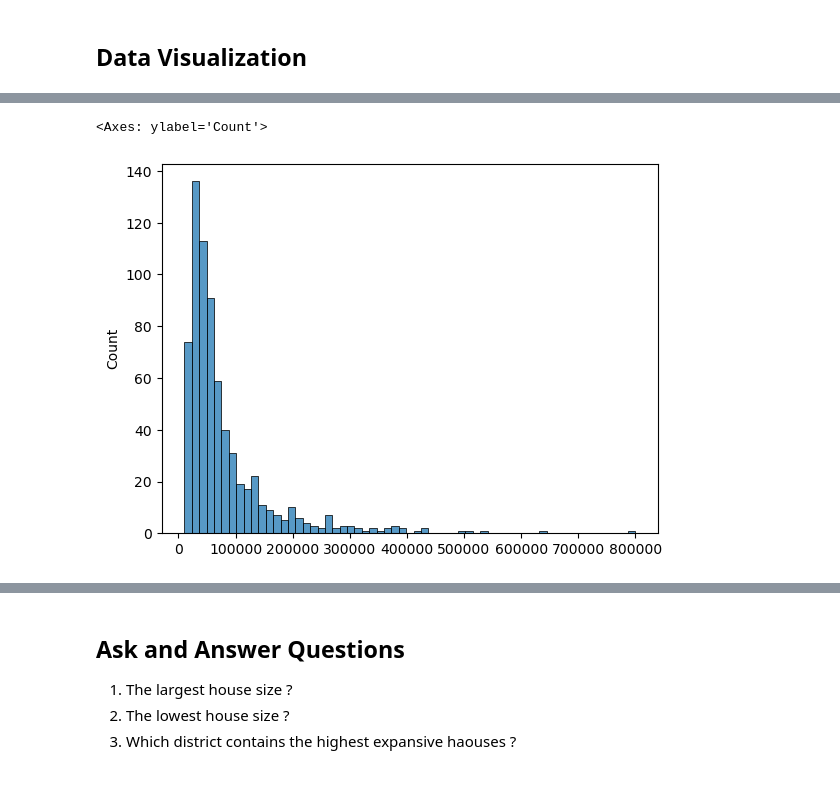
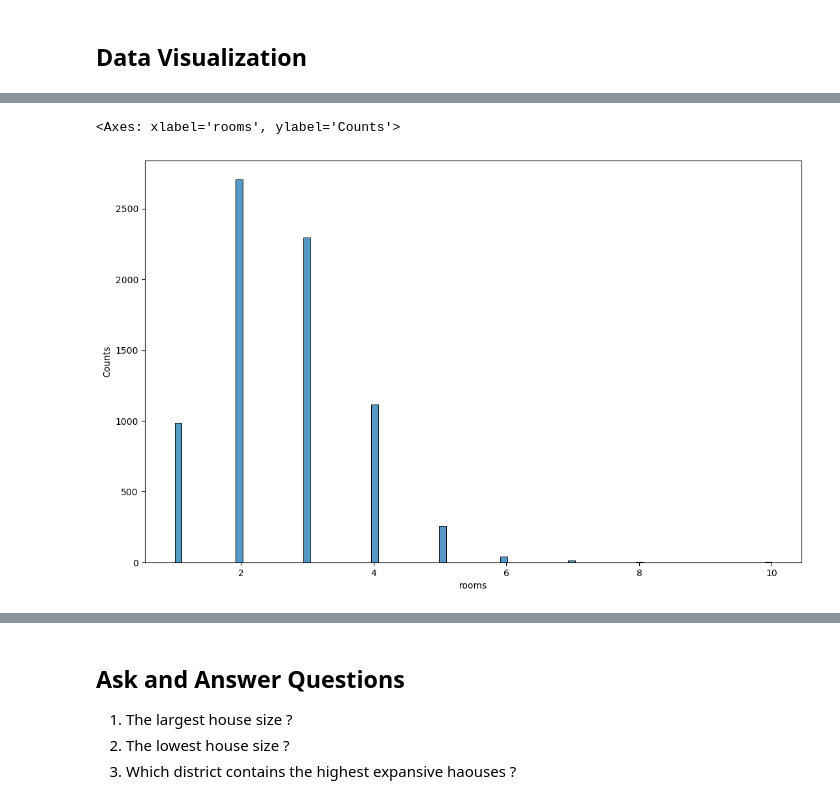
Before and after one commit to dadaxonEnigma/Exploratory-Data-Analysis, a Jupyter notebook: Prices in Tashkent/price houses.ipynb, the cells around one changed output, grey strips where cells are left out. Saved outputs shown, nothing was run; the diff lists cells and outputs as text; code cells hidden in the pictures.

```diff
--- a/Prices in Tashkent/price houses.ipynb
+++ b/Prices in Tashkent/price houses.ipynb
@@ -71,5 +99,8 @@ price_of_houses = df.price.unique()
 # %%
-sns.histplot(price_of_houses)
+plt.figure(figsize=(13,8))
+plt.xlabel('rooms')
+plt.ylabel('Counts')
+sns.histplot(df['rooms'])
 # %% [output]
-<Axes: ylabel='Count'>
+<Axes: xlabel='rooms', ylabel='Counts'>
-[figure, old version]
+[figure, new version]
```
Also changed, not shown: parts of 3 cells of this notebook.
